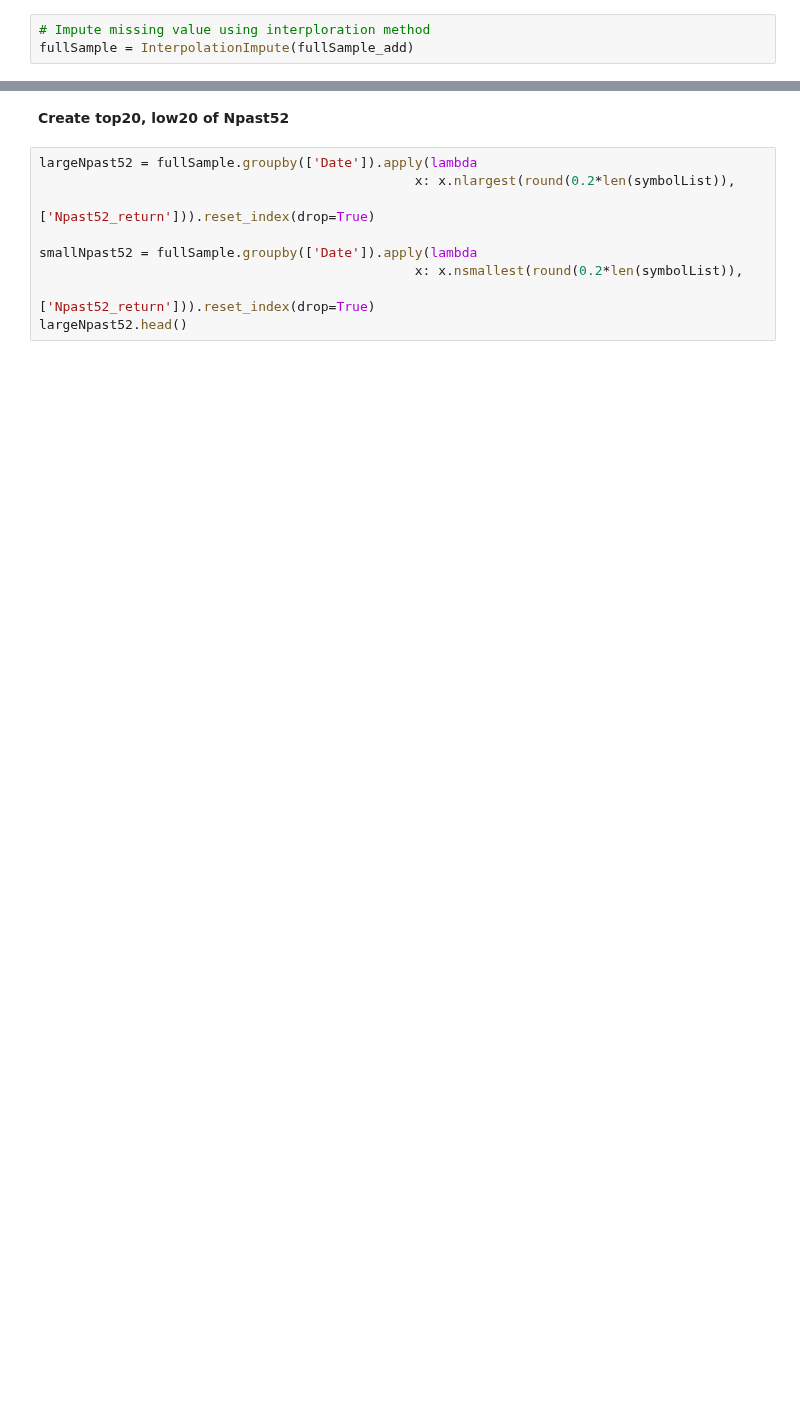
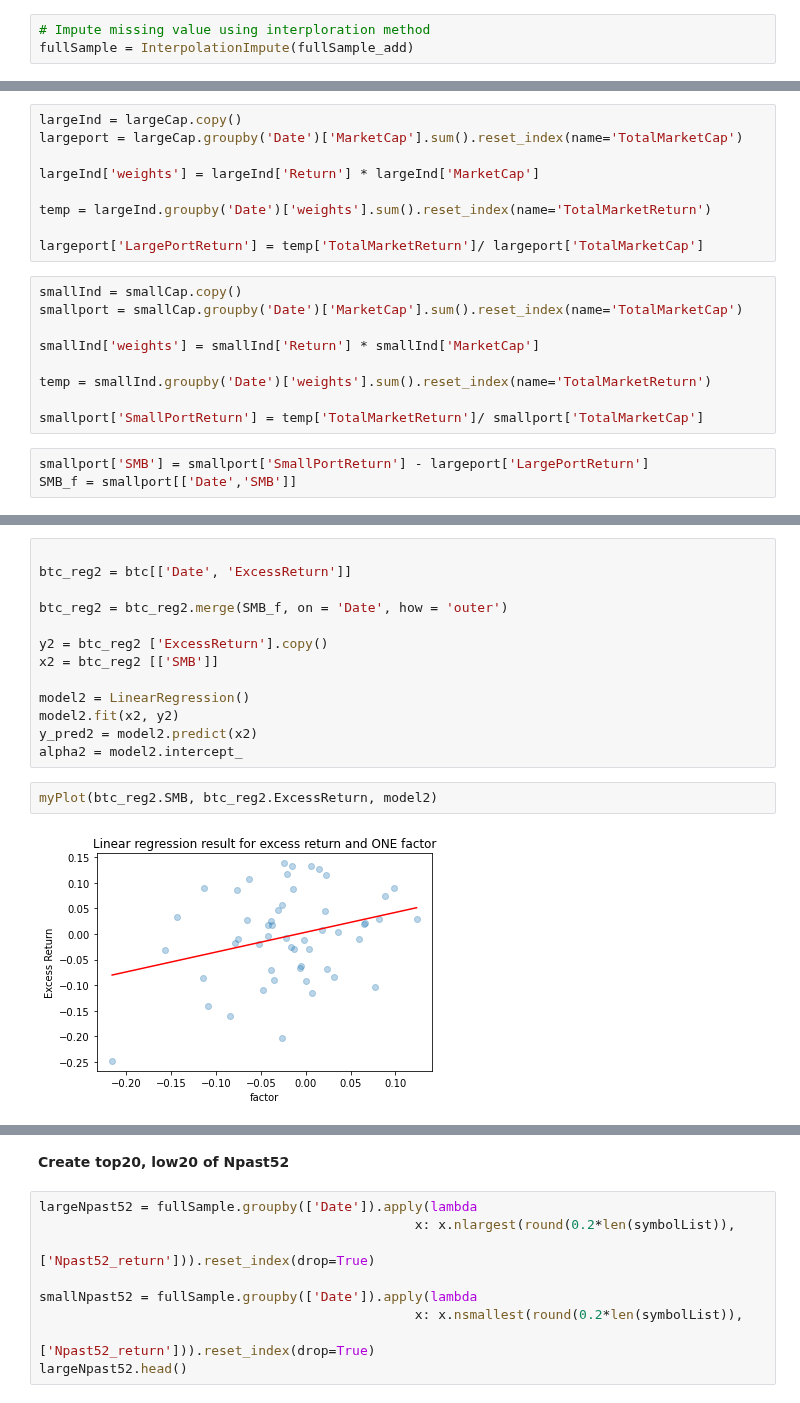
Before and after one commit to PracticumCrypto/C5-Analyzer, a Jupyter notebook: ALL.ipynb, the cells around one changed output, grey strips where cells are left out. Cells and saved outputs as stored; diff of their text form; blank space fills up the shorter version.

```diff
--- a/ALL.ipynb
+++ b/ALL.ipynb
@@ -315,0 +467,21 @@ dtype: int64
+# %%
+largeInd = largeCap.copy()
+largeport = largeCap.groupby('Date')['MarketCap'].sum().reset_index(name='TotalMarketCap')
+
+largeInd['weights'] = largeInd['Return'] * largeInd['MarketCap']
+
+temp = largeInd.groupby('Date')['weights'].sum().reset_index(name='TotalMarketReturn')
+
+largeport['LargePortReturn'] = temp['TotalMarketReturn']/ largeport['TotalMarketCap']
+# %%
+smallInd = smallCap.copy()
+smallport = smallCap.groupby('Date')['MarketCap'].sum().reset_index(name='TotalMarketCap')
+
+smallInd['weights'] = smallInd['Return'] * smallInd['MarketCap']
+
+temp = smallInd.groupby('Date')['weights'].sum().reset_index(name='TotalMarketReturn')
+
+smallport['SmallPortReturn'] = temp['TotalMarketReturn']/ smallport['TotalMarketCap']
+# %%
+smallport['SMB'] = smallport['SmallPortReturn'] - largeport['LargePortReturn']
+SMB_f = smallport[['Date','SMB']]
@@ -315,0 +513,17 @@ dtype: int64
+# %%
+
+btc_reg2 = btc[['Date', 'ExcessReturn']]
+
+btc_reg2 = btc_reg2.merge(SMB_f, on = 'Date', how = 'outer')
+
+y2 = btc_reg2 ['ExcessReturn'].copy()
+x2 = btc_reg2 [['SMB']]
+
+model2 = LinearRegression()
+model2.fit(x2, y2)
+y_pred2 = model2.predict(x2)
+alpha2 = model2.intercept_
+# %%
+myPlot(btc_reg2.SMB, btc_reg2.ExcessReturn, model2)
+# %% [output]
+[figure, added]
```
Also changed, not shown: parts of 53 cells of this notebook.
